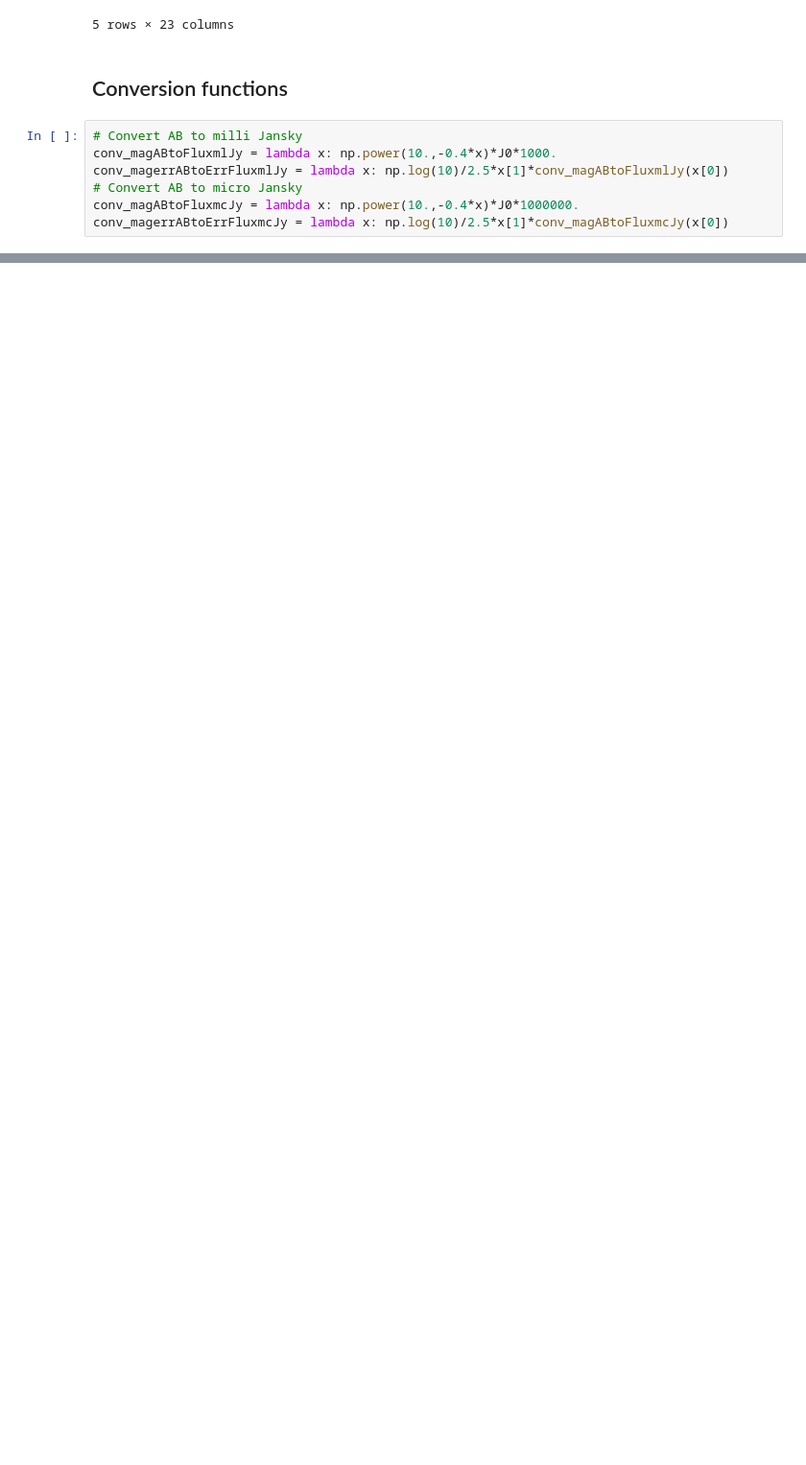
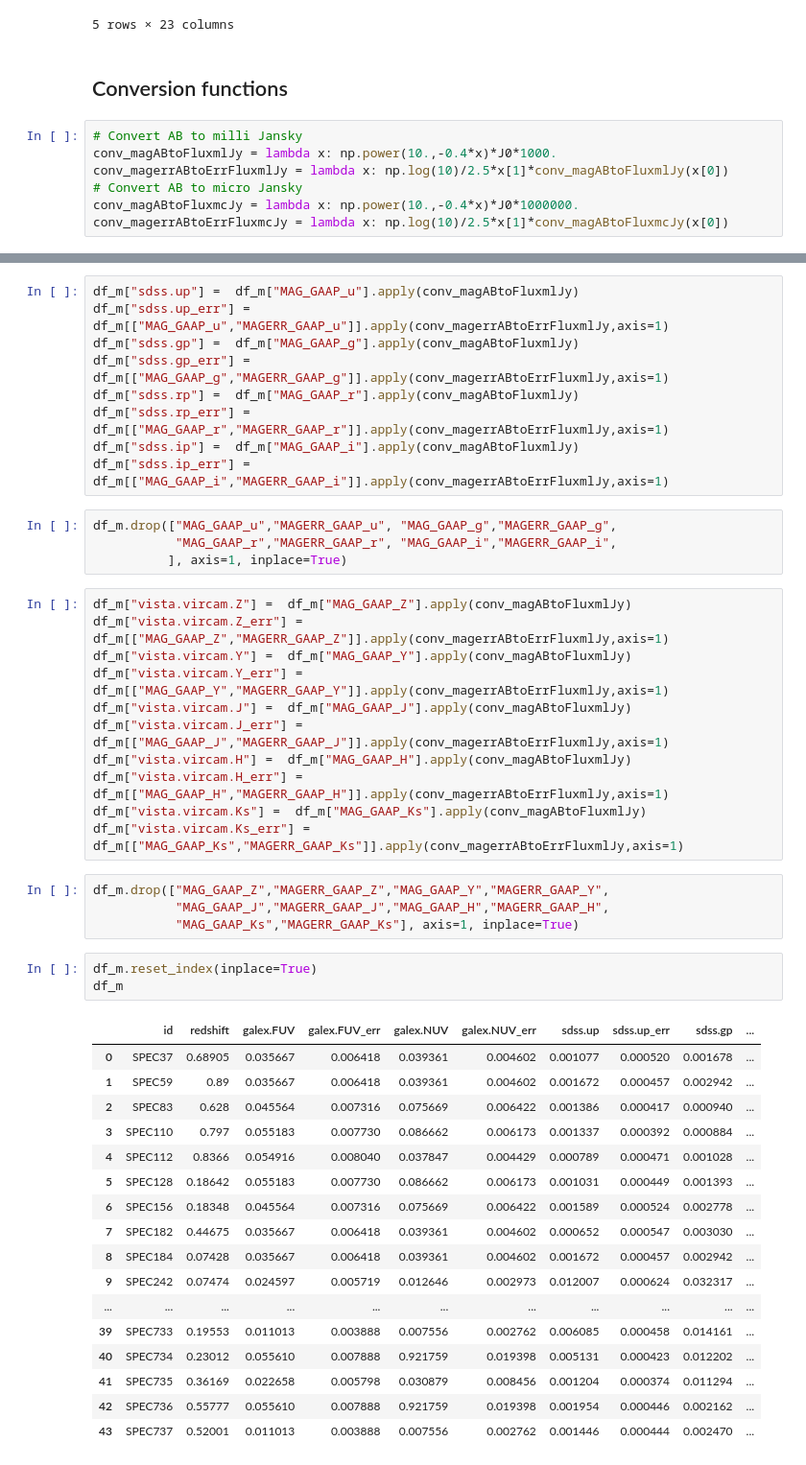
Before and after one commit to sylvielsstfr/Fors2pcigale, a Jupyter notebook: docs/notebooks/fors2starlightio/generate_fluxtable.ipynb, the cells around one changed output, grey strips where cells are left out. Shown at 96% size. Saved outputs shown, nothing was run; the diff lists cells and outputs as text; blank space fills up the shorter version.

```diff
--- a/docs/notebooks/fors2starlightio/generate_fluxtable.ipynb
+++ b/docs/notebooks/fors2starlightio/generate_fluxtable.ipynb
@@ -316,0 +307,49 @@ dtype: float64
+# %%
+df_m["sdss.up"] =  df_m["MAG_GAAP_u"].apply(conv_magABtoFluxmlJy)
+df_m["sdss.up_err"] = df_m[["MAG_GAAP_u","MAGERR_GAAP_u"]].apply(conv_magerrABtoErrFluxmlJy,axis=1)
+df_m["sdss.gp"] =  df_m["MAG_GAAP_g"].apply(conv_magABtoFluxmlJy)
+df_m["sdss.gp_err"] = df_m[["MAG_GAAP_g","MAGERR_GAAP_g"]].apply(conv_magerrABtoErrFluxmlJy,axis=1)
+df_m["sdss.rp"] =  df_m["MAG_GAAP_r"].apply(conv_magABtoFluxmlJy)
+df_m["sdss.rp_err"] = df_m[["MAG_GAAP_r","MAGERR_GAAP_r"]].apply(conv_magerrABtoErrFluxmlJy,axis=1)
+df_m["sdss.ip"] =  df_m["MAG_GAAP_i"].apply(conv_magABtoFluxmlJy)
+df_m["sdss.ip_err"] = df_m[["MAG_GAAP_i","MAGERR_GAAP_i"]].apply(conv_magerrABtoErrFluxmlJy,axis=1)
+# %%
+df_m.drop(["MAG_GAAP_u","MAGERR_GAAP_u", "MAG_GAAP_g","MAGERR_GAAP_g",
+           "MAG_GAAP_r","MAGERR_GAAP_r", "MAG_GAAP_i","MAGERR_GAAP_i",
+          ], axis=1, inplace=True)
+# %%
+df_m["vista.vircam.Z"] =  df_m["MAG_GAAP_Z"].apply(conv_magABtoFluxmlJy)
+df_m["vista.vircam.Z_err"] = df_m[["MAG_GAAP_Z","MAGERR_GAAP_Z"]].apply(conv_magerrABtoErrFluxmlJy,axis=1)
+df_m["vista.vircam.Y"] =  df_m["MAG_GAAP_Y"].apply(conv_magABtoFluxmlJy)
+df_m["vista.vircam.Y_err"] = df_m[["MAG_GAAP_Y","MAGERR_GAAP_Y"]].apply(conv_magerrABtoErrFluxmlJy,axis=1)
+df_m["vista.vircam.J"] =  df_m["MAG_GAAP_J"].apply(conv_magABtoFluxmlJy)
+df_m["vista.vircam.J_err"] = df_m[["MAG_GAAP_J","MAGERR_GAAP_J"]].apply(conv_magerrABtoErrFluxmlJy,axis=1)
+df_m["vista.vircam.H"] =  df_m["MAG_GAAP_H"].apply(conv_magABtoFluxmlJy)
+df_m["vista.vircam.H_err"] = df_m[["MAG_GAAP_H","MAGERR_GAAP_H"]].apply(conv_magerrABtoErrFluxmlJy,axis=1)
+df_m["vista.vircam.Ks"] =  df_m["MAG_GAAP_Ks"].apply(conv_magABtoFluxmlJy)
+df_m["vista.vircam.Ks_err"] = df_m[["MAG_GAAP_Ks","MAGERR_GAAP_Ks"]].apply(conv_magerrABtoErrFluxmlJy,axis=1)
+# %%
+df_m.drop(["MAG_GAAP_Z","MAGERR_GAAP_Z","MAG_GAAP_Y","MAGERR_GAAP_Y",
+           "MAG_GAAP_J","MAGERR_GAAP_J","MAG_GAAP_H","MAGERR_GAAP_H",
+           "MAG_GAAP_Ks","MAGERR_GAAP_Ks"], axis=1, inplace=True)
+# %%
+df_m.reset_index(inplace=True)
+df_m
+# %% [output]
+|  | id | redshift | galex.FUV | galex.FUV_err | galex.NUV | galex.NUV_err | sdss.up | sdss.up_err | sdss.gp | ... |
+| 0 | SPEC37 | 0.68905 | 0.035667 | 0.006418 | 0.039361 | 0.004602 | 0.001077 | 0.000520 | 0.001678 | ... |
+| 1 | SPEC59 | 0.89 | 0.035667 | 0.006418 | 0.039361 | 0.004602 | 0.001672 | 0.000457 | 0.002942 | ... |
+| 2 | SPEC83 | 0.628 | 0.045564 | 0.007316 | 0.075669 | 0.006422 | 0.001386 | 0.000417 | 0.000940 | ... |
+| 3 | SPEC110 | 0.797 | 0.055183 | 0.007730 | 0.086662 | 0.006173 | 0.001337 | 0.000392 | 0.000884 | ... |
+| 4 | SPEC112 | 0.8366 | 0.054916 | 0.008040 | 0.037847 | 0.004429 | 0.000789 | 0.000471 | 0.001028 | ... |
+| 5 | SPEC128 | 0.18642 | 0.055183 | 0.007730 | 0.086662 | 0.006173 | 0.001031 | 0.000449 | 0.001393 | ... |
+| 6 | SPEC156 | 0.18348 | 0.045564 | 0.007316 | 0.075669 | 0.006422 | 0.001589 | 0.000524 | 0.002778 | ... |
+| 7 | SPEC182 | 0.44675 | 0.035667 | 0.006418 | 0.039361 | 0.004602 | 0.000652 | 0.000547 | 0.003030 | ... |
+| 8 | SPEC184 | 0.07428 | 0.035667 | 0.006418 | 0.039361 | 0.004602 | 0.001672 | 0.000457 | 0.002942 | ... |
+| 9 | SPEC242 | 0.07474 | 0.024597 | 0.005719 | 0.012646 | 0.002973 | 0.012007 | 0.000624 | 0.032317 | ... |
+| ... | ... | ... | ... | ... | ... | ... | ... | ... | ... | ... |
+| 39 | SPEC733 | 0.19553 | 0.011013 | 0.003888 | 0.007556 | 0.002762 | 0.006085 | 0.000458 | 0.014161 | ... |
+| 40 | SPEC734 | 0.23012 | 0.055610 | 0.007888 | 0.921759 | 0.019398 | 0.005131 | 0.000423 | 0.012202 | ... |
+| 41 | SPEC735 | 0.36169 | 0.022658 | 0.005798 | 0.030879 | 0.008456 | 0.001204 | 0.000374 | 0.011294 | ... |
+| 42 | SPEC736 | 0.55777 | 0.055610 | 0.007888 | 0.921759 | 0.019398 | 0.001954 | 0.000446 | 0.002162 | ... |
+| 43 | SPEC737 | 0.52001 | 0.011013 | 0.003888 | 0.007556 | 0.002762 | 0.001446 | 0.000444 | 0.002470 | ... |
```
Also changed, not shown: parts of 22 cells of this notebook.
